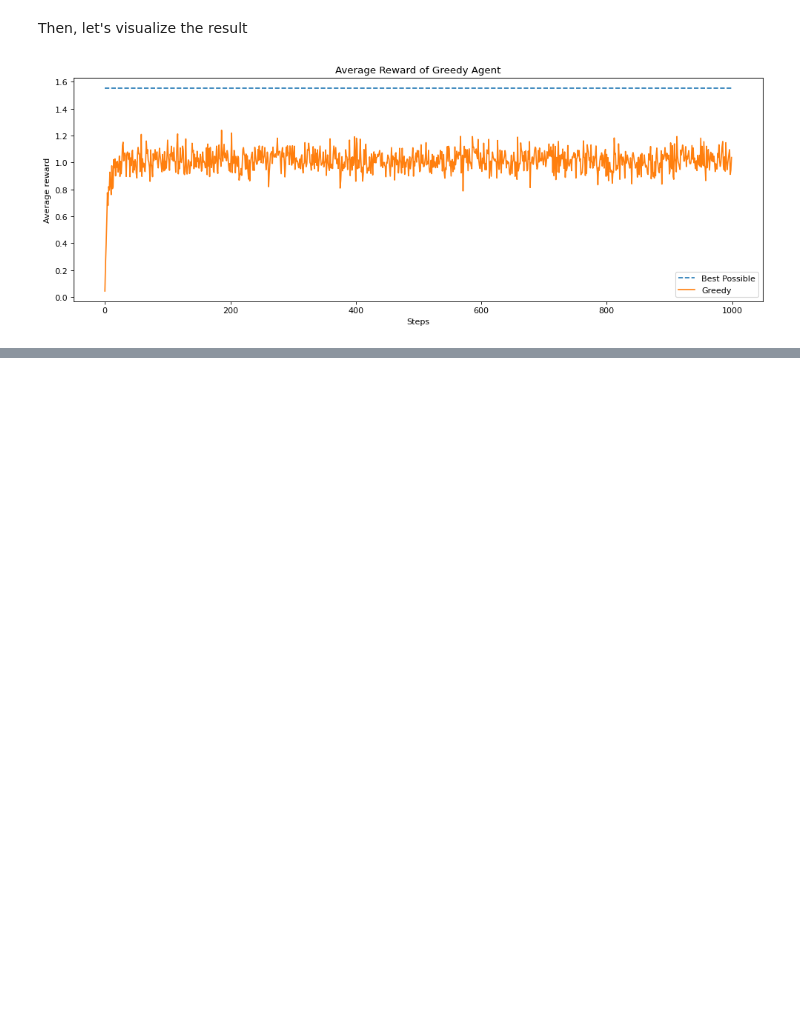
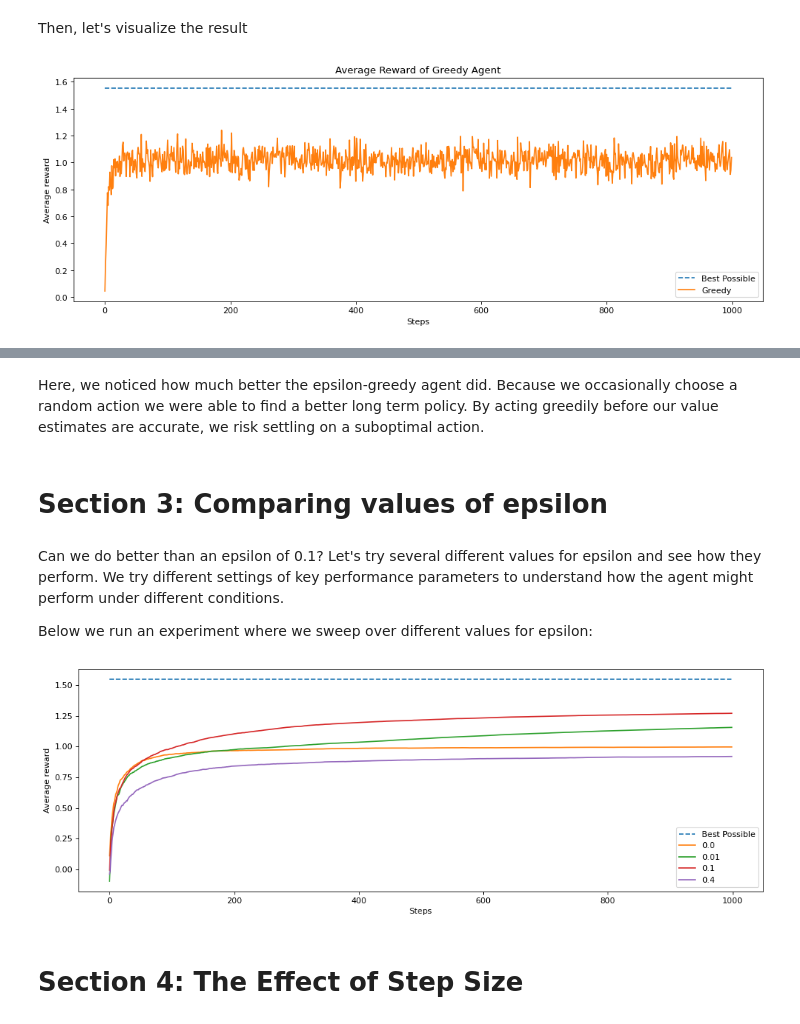
Before and after one commit to dnlam/fastblog, a Jupyter notebook: _notebooks/2022-03-16-Bandits_Exploration_Exploitation.ipynb, the cells around one changed output, grey strips where cells are left out. Cells and saved outputs as stored; diff of their text form; code cells hidden in the pictures; blank space fills up the shorter version.

```diff
--- a/_notebooks/2022-03-16-Bandits_Exploration_Exploitation.ipynb
+++ b/_notebooks/2022-03-16-Bandits_Exploration_Exploitation.ipynb
@@ -643,0 +724,63 @@ plt.show()
+# %% [markdown]
+Here, we noticed how much better the epsilon-greedy agent did. Because we occasionally choose a random action we were able to find a better long term policy. By acting greedily before our value estimates are accurate, we risk settling on a suboptimal action.
+# %% [markdown]
+# Section 3: Comparing values of epsilon
+# %% [markdown]
+Can we do better than an epsilon of 0.1? Let's try several different values for epsilon and see how they perform. We try different settings of key performance parameters to understand how the agent might perform under different conditions.
+
+Below we run an experiment where we sweep over different values for epsilon:
+# %%
+# Experiment code for different e-greedy
+epsilons = [0.0, 0.01, 0.1, 0.4]
+
+plt.figure(figsize=(15, 5), dpi= 80, facecolor='w', edgecolor='k')
+plt.plot([1.55 for _ in range(num_steps)], linestyle="--")
+
+n_q_values = []
+n_averages = []
+n_best_actions = []
+
+num_runs = 200
+
+for epsilon in epsilons:
+    all_averages = []
+    for run in tqdm(range(num_runs)):
+        agent = EpsilonGreedyAgent
+        agent_info = {"num_actions": 10, "epsilon": epsilon}
+        env_info = {"random_seed": run}
+
+        rl_glue = RLGlue(env, agent)
+        rl_glue.rl_init(agent_info, env_info)
+        rl_glue.rl_start()
+
+        best_arm = np.argmax(rl_glue.environment.arms)
+
+        scores = [0]
+        averages = []
+        best_action_chosen = []
+
+        for i in range(num_steps):
+            reward, state, action, is_terminal = rl_glue.rl_step()
+            scores.append(scores[-1] + reward)
+            averages.append(scores[-1] / (i + 1))
+            if action == best_arm:
+                best_action_chosen.append(1)
+            else:
+                best_action_chosen.append(0)
+            if epsilon == 0.1 and run == 0:
+                n_q_values.append(np.copy(rl_glue.agent.q_values))
+        if epsilon == 0.1:
+            n_averages.append(averages)
+            n_best_actions.append(best_action_chosen)
+        all_averages.append(averages)
+
+    plt.plot(np.mean(all_averages, axis=0))
+
+plt.legend(["Best Possible"] + epsilons)
+plt.xlabel("Steps")
+plt.ylabel("Average reward")
+plt.show()
+# %% [output]
+[figure, added]
+# %% [markdown]
+# Section 4: The Effect of Step Size
```
Also changed, not shown: parts of 13 cells of this notebook.
